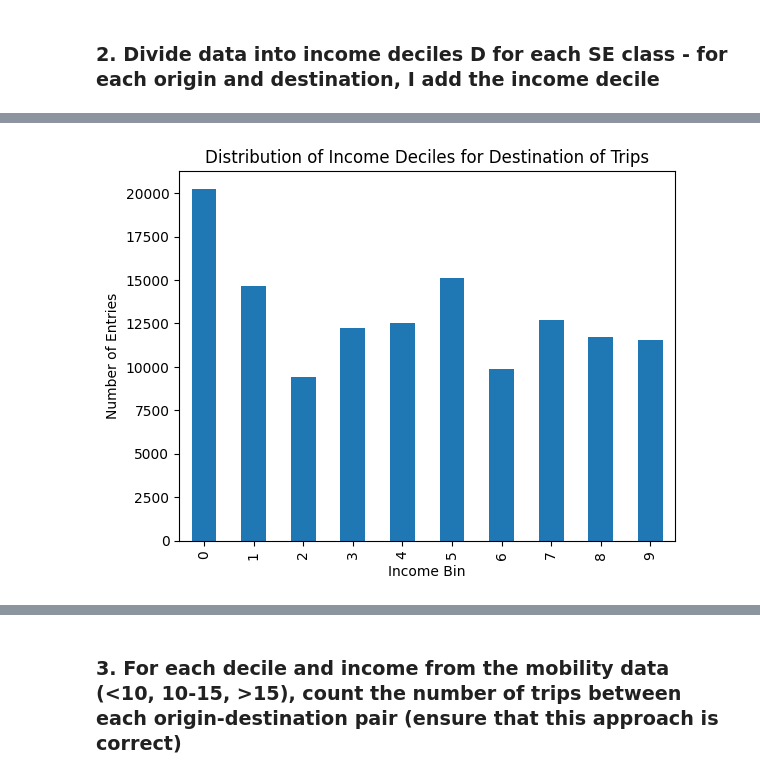
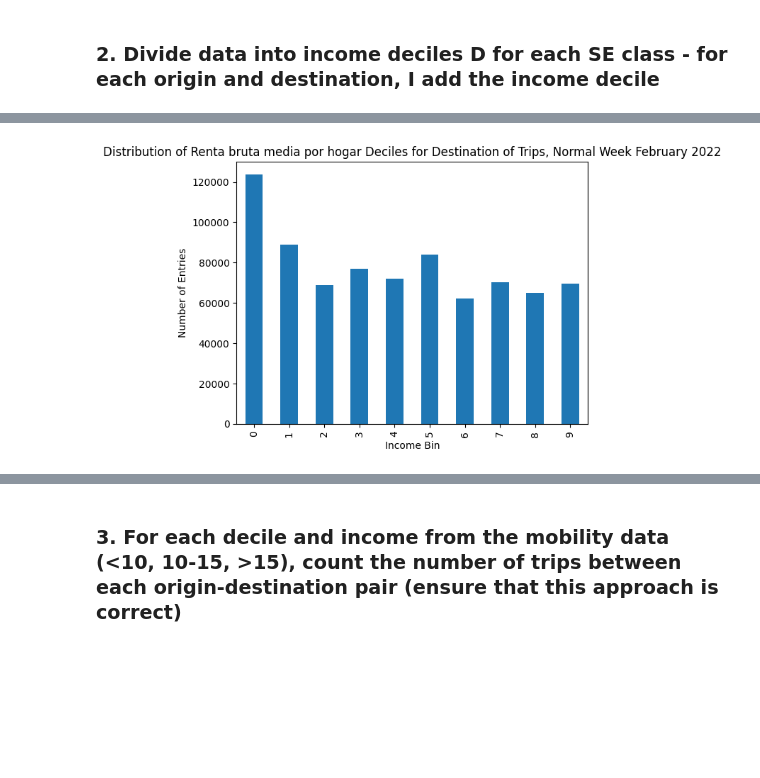
Before and after one commit to carobs9/thesis_project, a Jupyter notebook: segregation_indices/assortativity_matrix.ipynb, the cells around one changed output, grey strips where cells are left out. Cells and saved outputs as stored; diff of their text form; code cells hidden in the pictures; blank space fills up the shorter version.

Commit message:
last figs and updates on segregation measures

```diff
--- a/segregation_indices/assortativity_matrix.ipynb
+++ b/segregation_indices/assortativity_matrix.ipynb
@@ -28,0 +11,13 @@ filtered_df = madrid.loc[(madrid['actividad_origen'] == 'casa')]
+# %%
+mobility_data = cfg.MOBILITY_DATA
+geometria_data = cfg.GEOMETRIA_DATA
+zonificacion_data = cfg.ZONIFICACION_DATA
+viajes_dir = cfg.VIAJES_DATA
+vars_of_interest = cfg.INCOME_VARS_OF_INTEREST
+figures_path = cfg.FIGURES_PATH
+outputs_path = cfg.OUTPUTS_PATH
+# %%
+rent_data = gpd.read_file('/Users/caro/Desktop/thesis_project/segregation_indices/data/processed/geometries_and_income.geojson') # rent data to add to the viajes data to find income per district
+rent_data = rent_data[['ID', 'geometry'] + vars_of_interest] # here I select the variables of interest
+week = pd.read_csv(mobility_data / 'VIAJES/all_viajes_week_0222.csv') # week of interest
+week = week.loc[(week['actividad_origen'] == 'casa')] # filtering only trips from home!
@@ -31,20 +30,11 @@ filtered_df = madrid.loc[(madrid['actividad_origen'] == 'casa')]
 # %% [markdown]
 ### 1. Adding income data per district to the mobility data, to later calculate deciles and build assortativity matrix
 # %%
-filtered_df['origen'] = filtered_df['origen'].str.extract('(\d+)') # Extract only the numeric part
-
-# Convert both columns to the same type (string, for instance)
-rent_data['ID'] = rent_data['ID'].astype(str)
-filtered_df['origen'] = filtered_df['origen'].astype(str)
-
 # Merge the two DataFrames based on the corresponding columns
 viajes_with_income = pd.merge(
-    filtered_df,
-    rent_data[['ID', 'Total']],  # Select only the 'ID' and 'Total' columns (Total is the income)
+    week,
+    rent_data,
     left_on='origen',  # The cleaned 'origen' from viajes DataFrame
     right_on='ID',  # The 'ID' from gdf
     how='left'  # Perform a left join to keep all rows from viajes
 )
-
-# Rename 'Total' to 'income'
-viajes_with_income.rename(columns={'Total': 'income'}, inplace=True)
@@ -62,7 +45,9 @@ See the caveats in the documentation: https://pandas.pydata.org/pandas-docs/stab
 # %% [markdown]
 ### 2. Divide data into income deciles D for each SE class - for each origin and destination, I add the income decile
 # %%
-rent_data['income_decile'] = pd.qcut(rent_data['Total'], 10, labels=False)
+var_of_interest = 'Renta bruta media por hogar'
+
+rent_data['income_decile'] = pd.qcut(rent_data[var_of_interest], 10, labels=False)
 
 viajes_with_income = pd.merge(viajes_with_income, rent_data[['ID', 'income_decile']],
                               left_on='origen', right_on='ID', how='left', suffixes=('', '_origin'))
@@ -90,11 +59,12 @@ viajes_with_income
 # %%
 bin_counts = viajes_with_income['income_decile'].value_counts().sort_index()
 bin_counts.plot(kind='bar')
 
 plt.xlabel('Income Bin')
 plt.ylabel('Number of Entries')
-plt.title('Distribution of Income Deciles for Destination of Trips')
+plt.title(f'Distribution of {var_of_interest} Deciles for Destination of Trips, Normal Week February 2022')
 
+plt.savefig(figures_path / f'{var_of_interest}_deciles_distribution_destination.png', dpi=300, bbox_inches='tight')
 plt.show()
 # %% [output]
-[figure, old version]
+[figure, new version]
```
Also changed, not shown: parts of 18 cells of this notebook, 32 other files.
